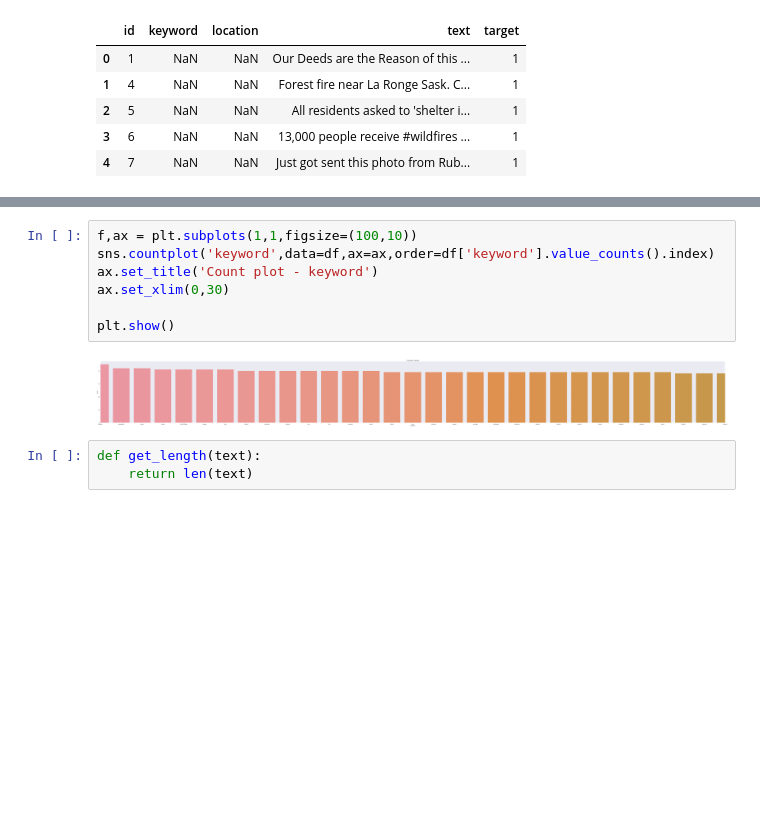
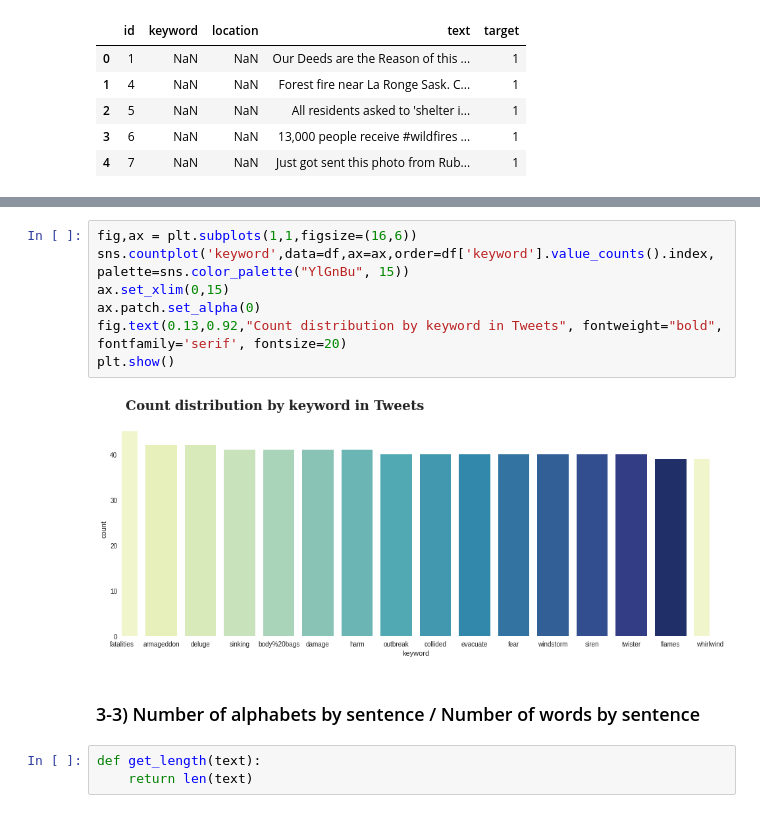
Before and after one commit to jerife/Kaggle, a Jupyter notebook: 05 Natural Language Processing with Disaster Tweets.ipynb, the cells around one changed output, grey strips where cells are left out. Cells and saved outputs as stored; diff of their text form; blank space fills up the shorter version.

```diff
--- a/05 Natural Language Processing with Disaster Tweets.ipynb
+++ b/05 Natural Language Processing with Disaster Tweets.ipynb
@@ -144,12 +171,14 @@ array([nan, 'ablaze', 'accident', 'aftershock', 'airplane%20accident',
 # %%
-f,ax = plt.subplots(1,1,figsize=(100,10))
-sns.countplot('keyword',data=df,ax=ax,order=df['keyword'].value_counts().index)
-ax.set_title('Count plot - keyword')
-ax.set_xlim(0,30)
-
+fig,ax = plt.subplots(1,1,figsize=(16,6))
+sns.countplot('keyword',data=df,ax=ax,order=df['keyword'].value_counts().index, palette=sns.color_palette("YlGnBu", 15))
+ax.set_xlim(0,15)
+ax.patch.set_alpha(0)
+fig.text(0.13,0.92,"Count distribution by keyword in Tweets", fontweight="bold", fontfamily='serif', fontsize=20)
 plt.show()
 # %% [output]
-[figure, old version]
+[figure, new version]
+# %% [markdown]
+### 3-3) Number of alphabets by sentence / Number of words by sentence
 # %%
 def get_length(text):
     return len(text)
```
Also changed, not shown: parts of 65 cells of this notebook.
